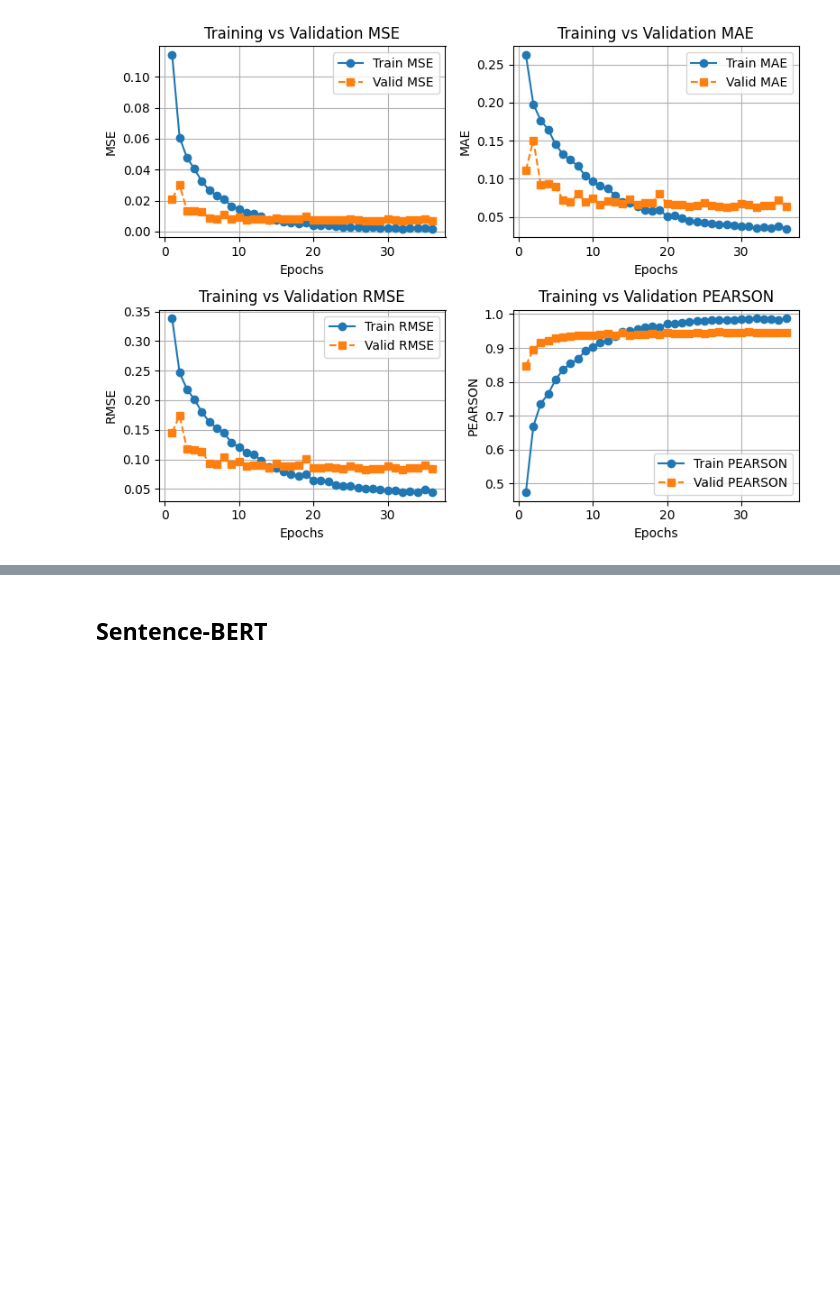
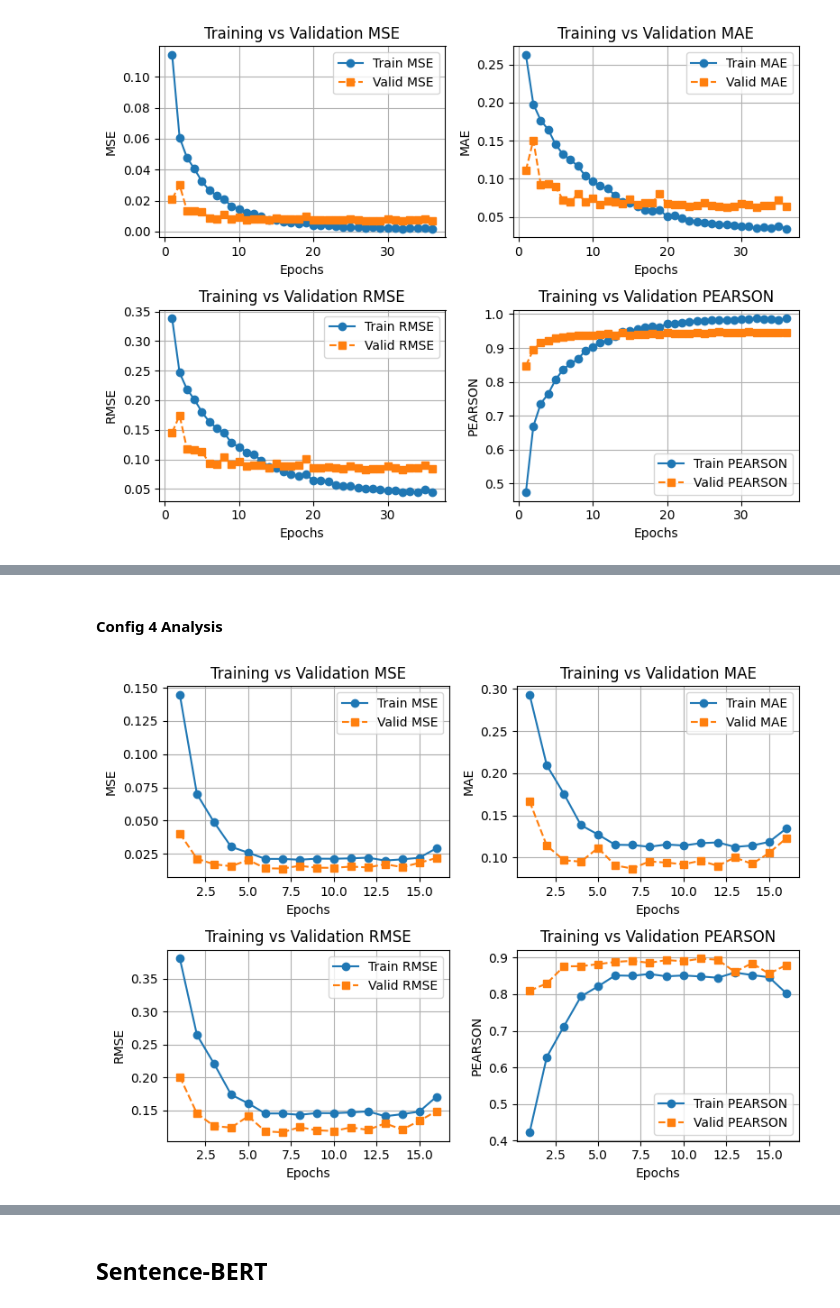
Before and after one commit to bwbayu/llm_aes, a Jupyter notebook: notebooks/bert_analysis.ipynb, the cells around one changed output, grey strips where cells are left out. Saved outputs shown, nothing was run; the diff lists cells and outputs as text; code cells hidden in the pictures; blank space fills up the shorter version.

```diff
--- a/notebooks/bert_analysis.ipynb
+++ b/notebooks/bert_analysis.ipynb
@@ -267,0 +373,7 @@ plot_training(df_bert_after_0)
+# %% [markdown]
+#### Config 4 Analysis
+# %%
+df_bert_freeze_4 = df_bert_epoch_freeze[df_bert_epoch_freeze['config_id']==4]
+plot_training(df_bert_freeze_4)
+# %% [output]
+[figure, added]
```
Also changed, not shown: parts of 10 cells of this notebook.
